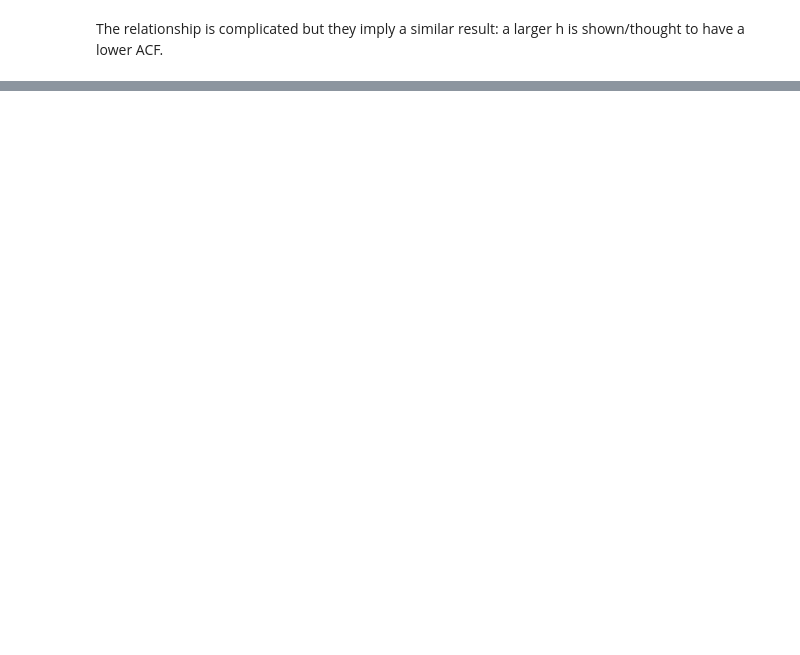
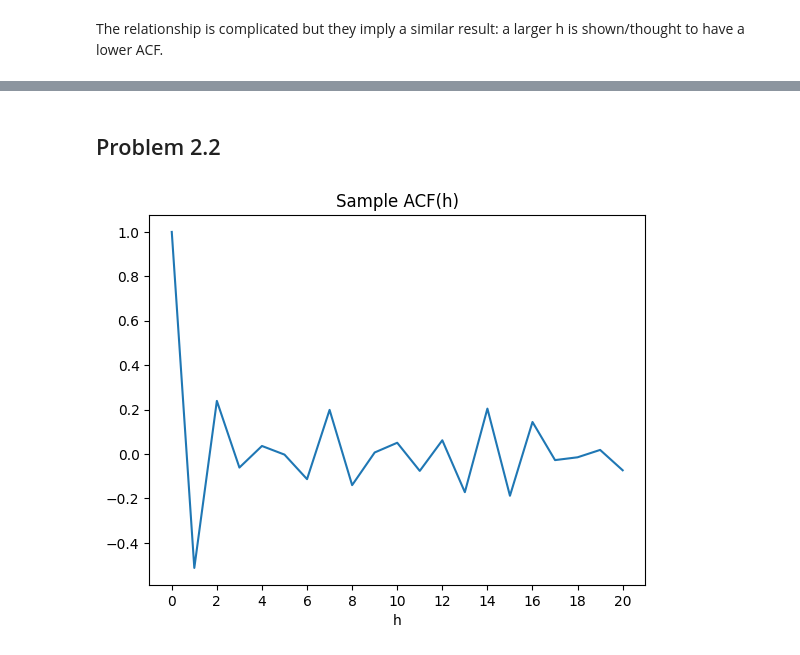
Before and after one commit to bwolfe0/Time_Series_PSTAT274, a Jupyter notebook: Lab_1/Lab1.ipynb, the cells around one changed output, grey strips where cells are left out. Saved outputs shown, nothing was run; the diff lists cells and outputs as text; code cells hidden in the pictures; blank space fills up the shorter version.

```diff
--- a/Lab_1/Lab1.ipynb
+++ b/Lab_1/Lab1.ipynb
@@ -74,0 +80,15 @@ The relationship is complicated but they imply a similar result: a larger h is s
+# %%
+Z_t, X_t = ([],[])
+
+for t in range(100):
+    Z_t.append(sp.norm.rvs(loc=0,scale=1, random_state = rs))
+
+    if (t > 1):
+        X_t.append(Z_t[t] - .5*Z_t[t-1] + .25*Z_t[t-2])
+
+plt.plot(range(100), Z_t, label='Z_t')
+plt.plot(range(2,100), X_t, label='X_t')
+plt.legend()
+plt.xlabel('t')
+plt.title('MA(2) process (X_t) and its WN (Z_t)')
+plt.show()
@@ -74,0 +97,20 @@ The relationship is complicated but they imply a similar result: a larger h is s
+# %% [markdown]
+## Problem 2.2
+# %%
+sample_mean = np.mean(X_t)
+sample_ACVF = []
+
+n = len(X_t)
+
+for h in range(21):
+    sample_ACVF.append(
+        sample_acvf_fxn(h,X_t) / sample_acvf_fxn(0,X_t)
+        )
+
+plt.plot(range(21), sample_ACVF)
+plt.title('Sample ACF(h)')
+plt.xlabel('h')
+plt.xticks(np.arange(0,21,2))
+plt.show()
+# %% [output]
+[figure, added]
```
Also changed, not shown: parts of 9 cells of this notebook.
